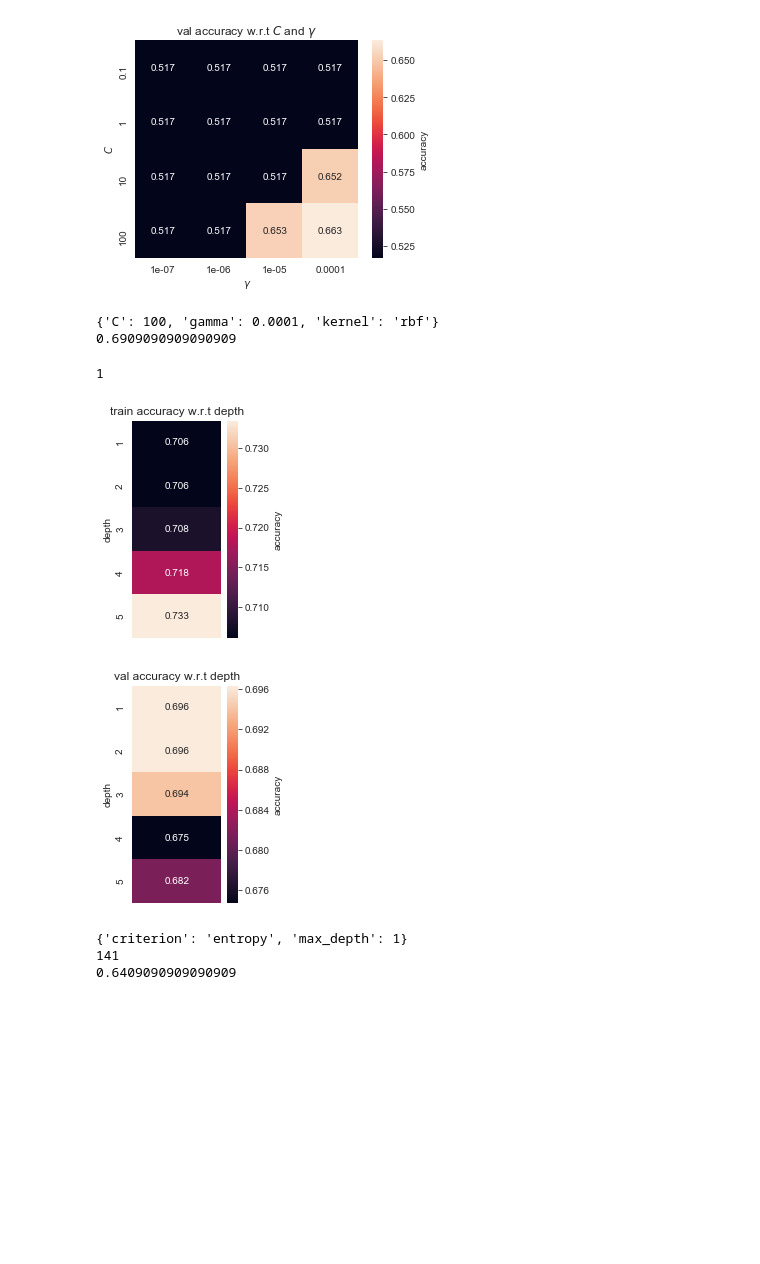
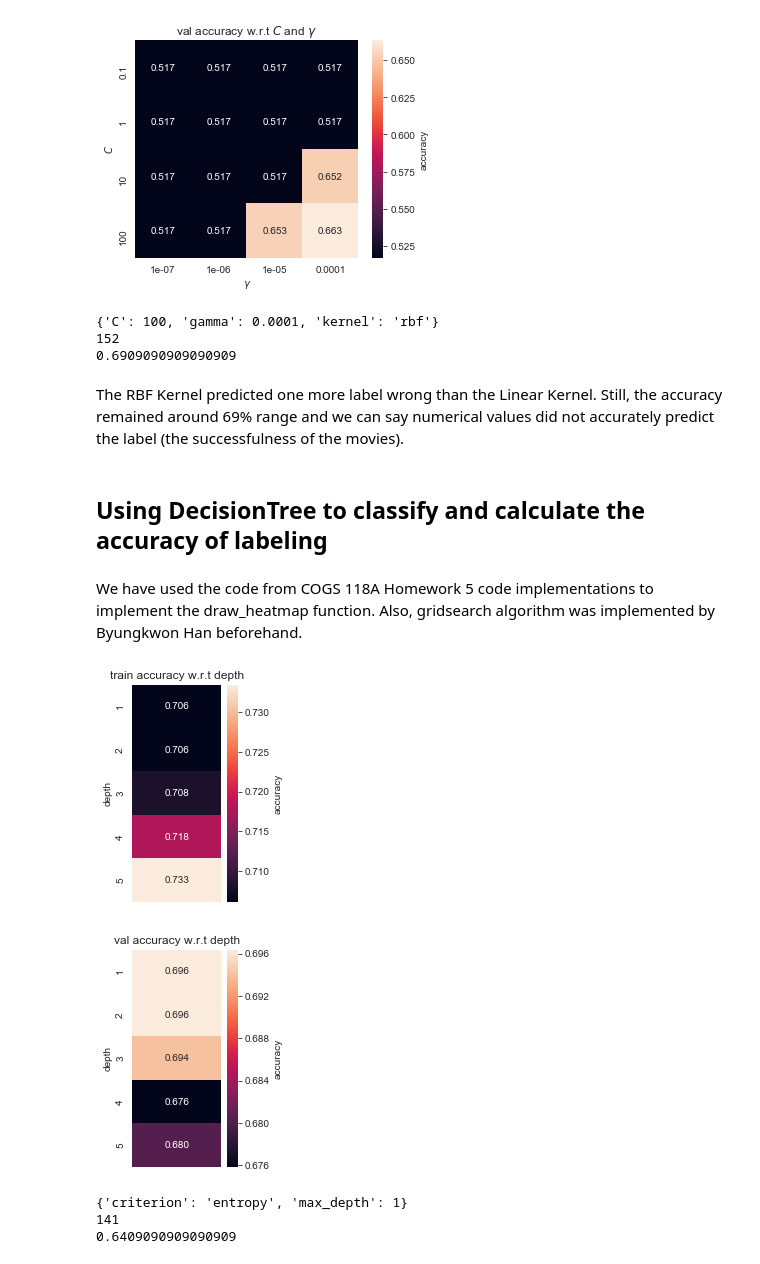
Before and after one commit to SephalTheX/Corollators, a Jupyter notebook: FinalProject.ipynb, the cells around one changed output. Drawn from its saved outputs; the diff is of its cells as text; code cells hidden in the pictures; blank space fills up the shorter version.

```diff
--- a/FinalProject.ipynb
+++ b/FinalProject.ipynb
@@ -788,43 +892,71 @@ draw_heatmap_RBF(val_acc, 'val accuracy',gamma_list, C_list)
 [figure]
 [figure]
 # %%
+#Using the Best C and gamma to predict accuracy of SVM Classifier
 test_accX = gridG.best_estimator_.predict(X_test) == Y_test
 print(gridG.best_params_)
+print(sum(test_accX))
 test_acc = sum(test_accX)/len(test_accX)
 print(test_acc)
 # %% [output]
 {'C': 100, 'gamma': 0.0001, 'kernel': 'rbf'}
+152
 0.6909090909090909
+# %% [markdown]
+The RBF Kernel predicted one more label wrong than the Linear Kernel. Still, the accuracy remained around 69% range and we can say numerical values did not accurately predict the label (the successfulness of the movies).
+# %% [markdown]
+## Using DecisionTree to classify and calculate the accuracy of labeling
+# %% [markdown]
+We have used the code from COGS 118A Homework 5 code implementations to implement the draw_heatmap function. Also, gridsearch algorithm was implemented by Byungkwon Han beforehand.
 # %%
-param  = {"criterion":["entropy"],'max_depth':[1,2,3,4,5]}
+#Hyper parameters to use for the Decision Tree Classifier
+depth_list = [1,2,3,4,5]
+param  = {"criterion":["entropy"],'max_depth':depth_list}
+
+#Using the Decision Tree Classifier to grid search
 grid = GridSearchCV(tree.DecisionTreeClassifier(),param_grid = param, cv=5)
-grid.fit(X_train_val,Y_train_val)
-print(grid.best_params_['max_depth'])
+
+#Fitting Train set
+grid.fit(X_train,Y_train)
+
+#Gets the avg Training Score of the trained classifier
 grid_train_result = grid.cv_results_['mean_train_score']
 grid_train_result = grid_train_result.reshape(5,1)
+
+#Gets the avg Validation Score of the trained classifier
 grid_valid_result = grid.cv_results_['mean_test_score']
 grid_valid_result = grid_valid_result.reshape(5,1)
-# %% [output]
-1
 # %%
-def draw_heatmap_linear(acc, acc_desc, depth_list):
+def draw_heatmap(acc, acc_desc, depth_list):
+    """ Draw the heatmap of Decision Tree Classifier
+    ----------
+    acc: int
+        The int value of revenue
+
+    acc_desc: String
+        The name of what accuracy represent
+
+    depth_list: list
+        The list of depth hyper parameters to be used.
+    """
     plt.figure(figsize = (2,4))
     ax = sns.heatmap(acc, annot=True, fmt='.3f', yticklabels=depth_list, xticklabels=[])
     ax.collections[0].colorbar.set_label("accuracy")
     ax.set(ylabel='depth')
     plt.title(acc_desc + ' w.r.t depth')
     sns.set_style("whitegrid", {'axes.grid' : False})
     plt.show()
 
-#######FILL IN HERE #########
-depth_list = [1,2,3,4,5]
+#Draw the heat map of Trained accuracy to see which decision tree's depth is the best hyper parameter
+#Also see the accuracy of our classification
+train_acc = grid_train_result
+draw_heatmap(train_acc, 'train accuracy', depth_list)
 
-train_acc = grid_train_result
-draw_heatmap_linear(train_acc, 'train accuracy', depth_list)
-
+#Draw the heat map of Validation accuracy to see which decision tree's depth is the best hyper parameter
+#Also see the accuracy of our classification
 val_acc = grid_valid_result
-draw_heatmap_linear(val_acc, 'val accuracy', depth_list)
+draw_heatmap(val_acc, 'val accuracy', depth_list)
 # %% [output]
 [figure]
-[figure, old version]
+[figure, new version]
 # %%
```
Also changed, not shown: parts of 36 cells of this notebook.
